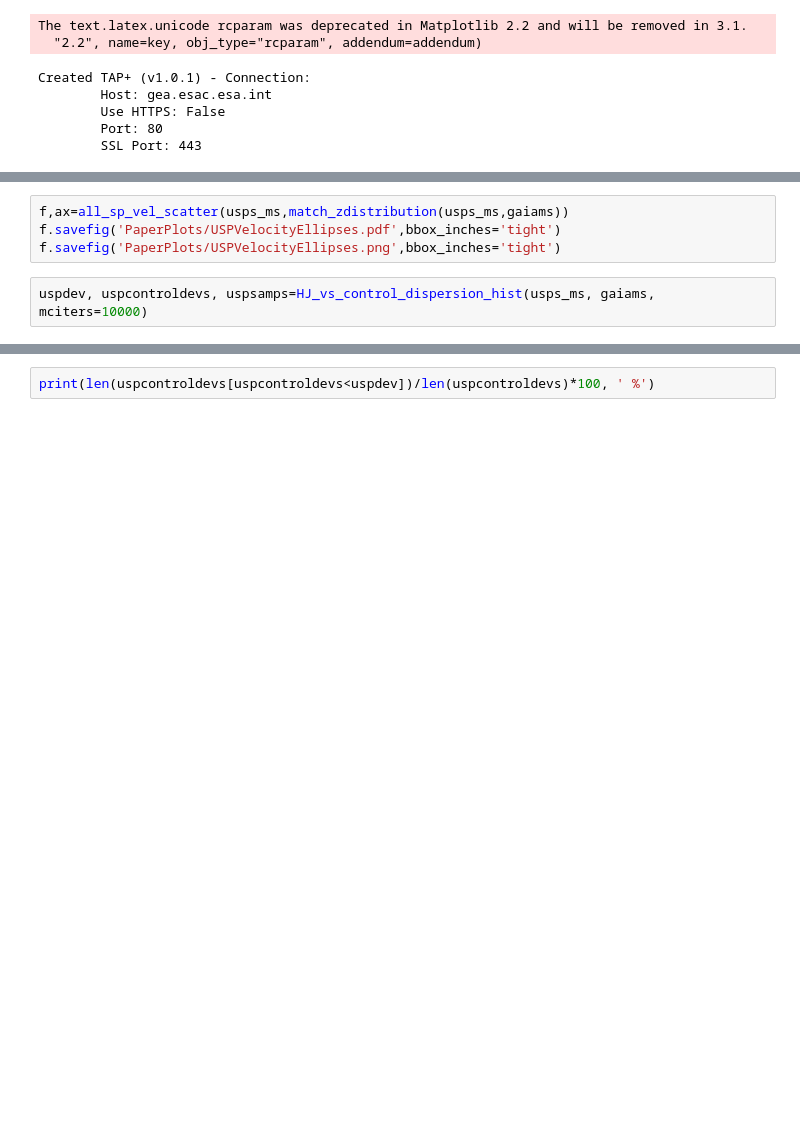
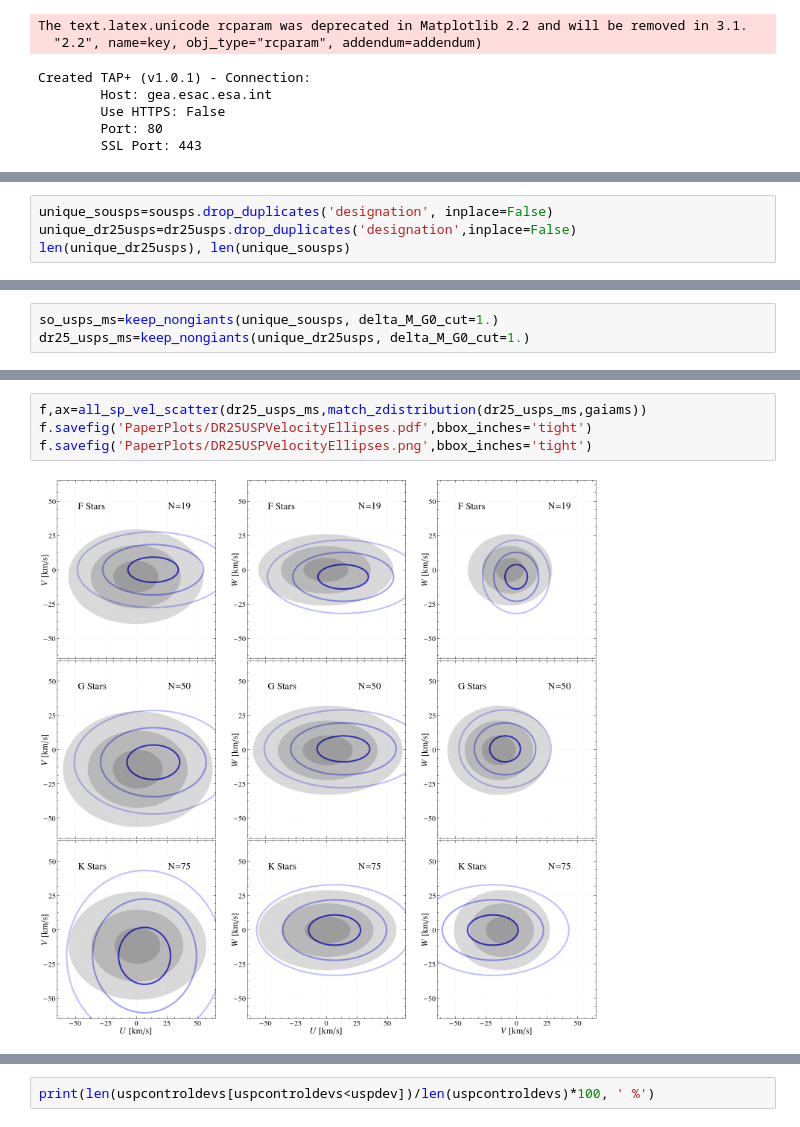
Before and after one commit to jacobhhamer/USP_Project, a Jupyter notebook: USP_Destruction_Paper.ipynb, the cells around one changed output, grey strips where cells are left out. Drawn from its saved outputs; the diff is of its cells as text; blank space fills up the shorter version.

```diff
--- a/USP_Destruction_Paper.ipynb
+++ b/USP_Destruction_Paper.ipynb
@@ -801,0 +996,4 @@ plt.ylim(10,0)
+# %%
+unique_sousps=sousps.drop_duplicates('designation', inplace=False)
+unique_dr25usps=dr25usps.drop_duplicates('designation',inplace=False)
+len(unique_dr25usps), len(unique_sousps)
@@ -801,0 +1037,3 @@ plt.ylim(10,0)
+# %%
+so_usps_ms=keep_nongiants(unique_sousps, delta_M_G0_cut=1.)
+dr25_usps_ms=keep_nongiants(unique_dr25usps, delta_M_G0_cut=1.)
@@ -802,6 +1075,6 @@ plt.ylim(10,0)
 # %%
-f,ax=all_sp_vel_scatter(usps_ms,match_zdistribution(usps_ms,gaiams))
-f.savefig('PaperPlots/USPVelocityEllipses.pdf',bbox_inches='tight')
-f.savefig('PaperPlots/USPVelocityEllipses.png',bbox_inches='tight')
+f,ax=all_sp_vel_scatter(dr25_usps_ms,match_zdistribution(dr25_usps_ms,gaiams))
+f.savefig('PaperPlots/DR25USPVelocityEllipses.pdf',bbox_inches='tight')
+f.savefig('PaperPlots/DR25USPVelocityEllipses.png',bbox_inches='tight')
+# %% [output]
+[figure, added]
-# %%
-uspdev, uspcontroldevs, uspsamps=HJ_vs_control_dispersion_hist(usps_ms, gaiams, mciters=10000)
```
Also changed, not shown: parts of 30 cells of this notebook, 30 other files.
